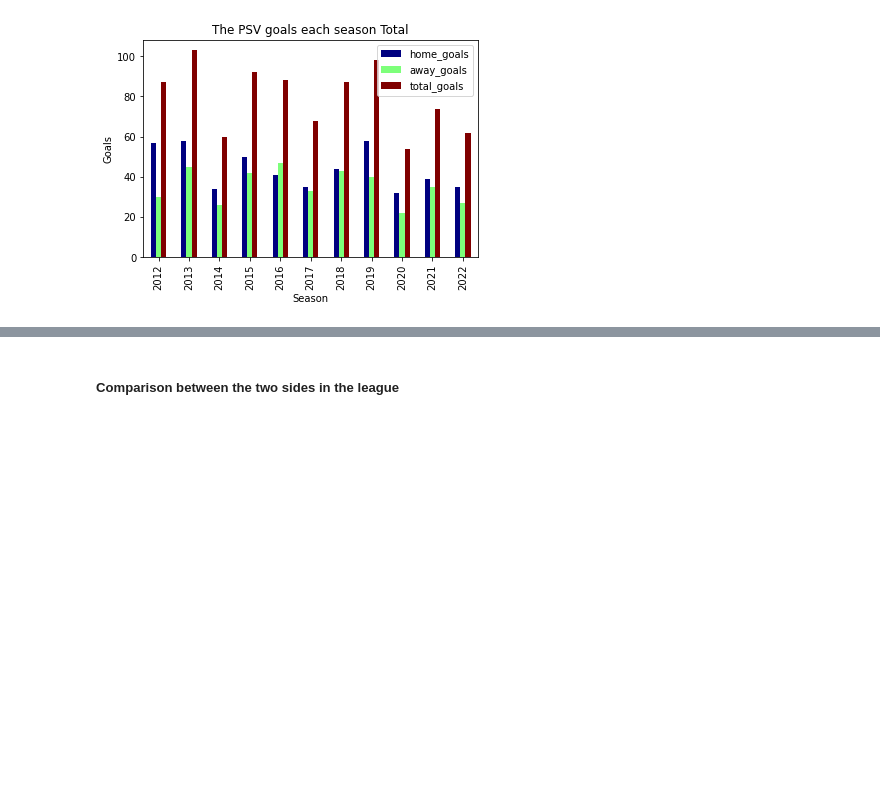
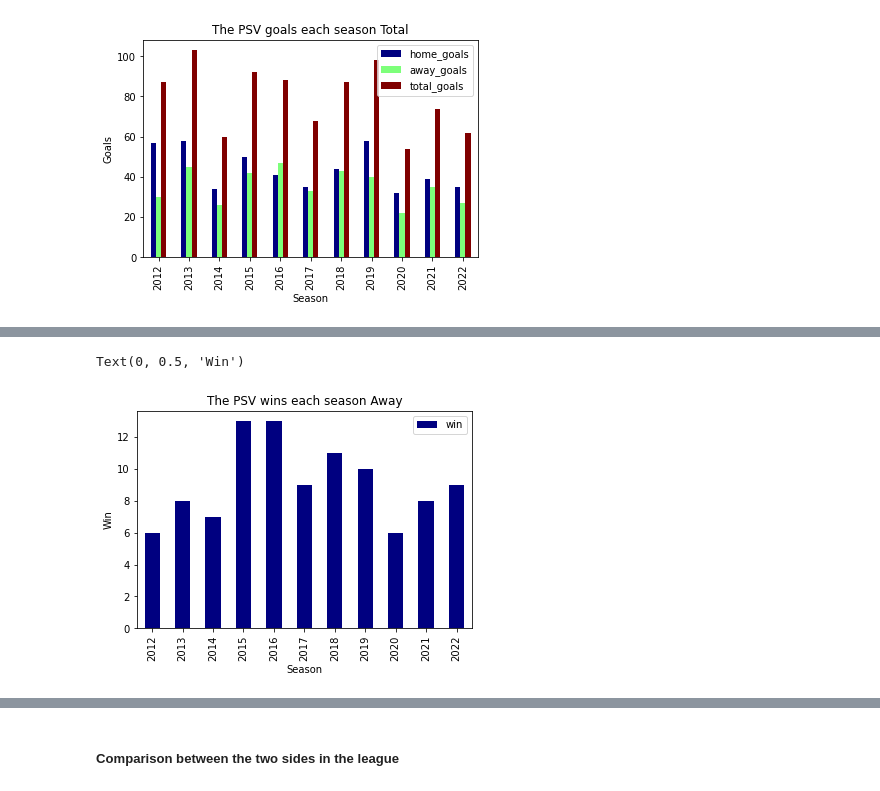
Before and after one commit to mohammedaljader/Football_Predictions_ML, a Jupyter notebook: notebook.ipynb, the cells around one changed output, grey strips where cells are left out. Cells and saved outputs as stored; diff of their text form; code cells hidden in the pictures; blank space fills up the shorter version.

```diff
--- a/notebook.ipynb
+++ b/notebook.ipynb
@@ -1209,0 +1205,16 @@ Text(0, 0.5, 'Goals')
+# %%
+# PSV Wins Each Season Away
+EachSeasonPSVAway = filtered_matches[(filtered_matches['away'] == 'psv-eindhoven') & (filtered_matches['home_score'] < filtered_matches['away_score'])]
+EachSeasonPSVAway.insert(loc=0, column='win', value=1)
+GroupBySeasonAwayWinsPSV = EachSeasonPSVAway.groupby(['saison'])[['win']].sum()
+
+GroupBySeasonAwayWinsPSV
+
+# # # plot PSV Wins in each Season Home
+dfEachSeasonPSVAway = pd.DataFrame(GroupBySeasonAwayWinsPSV)
+ax = dfEachSeasonPSVAway.plot(lw=2, colormap='jet', kind = 'bar', title='The PSV wins each season Away')
+ax.set_xlabel("Season")
+ax.set_ylabel("Win")
+# %% [output]
+Text(0, 0.5, 'Win')
+[figure, added]
```
Also changed, not shown: parts of 4 cells of this notebook.
